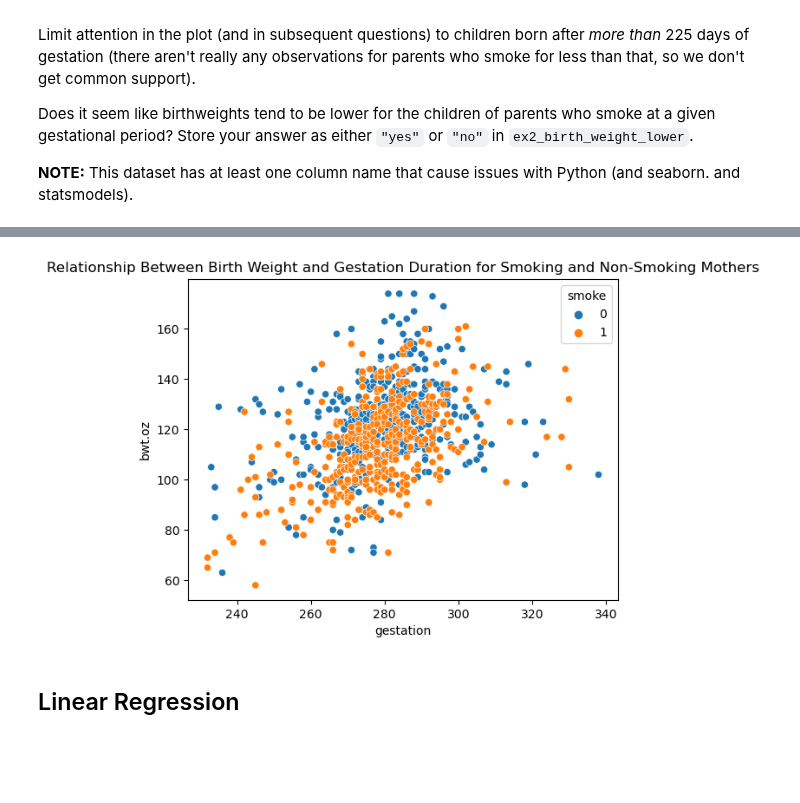
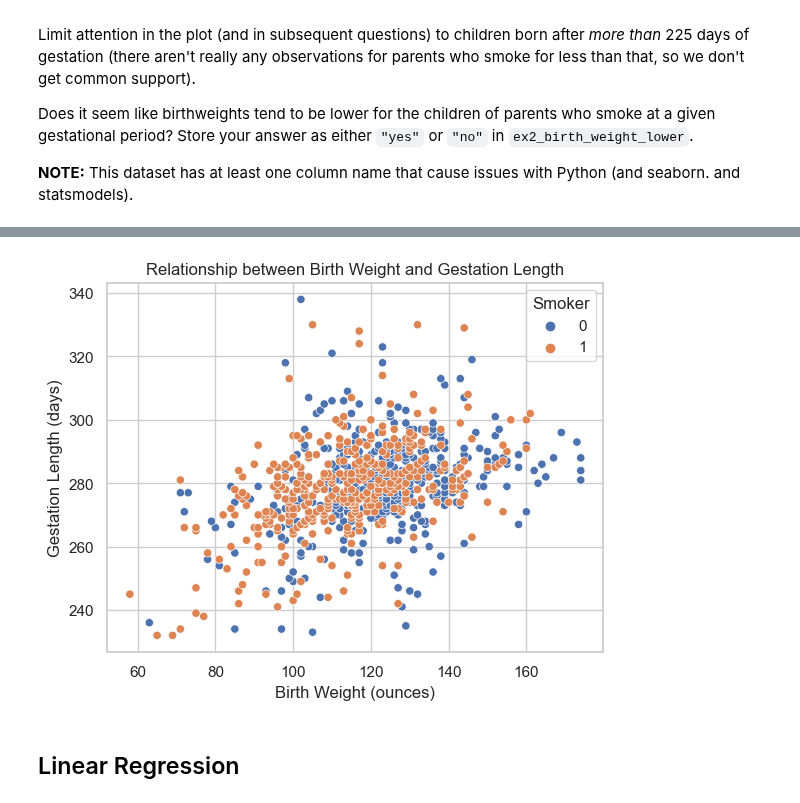
Before and after one commit to BarbaraPFloresRios/IDS720_PracticalDataScience, a Jupyter notebook: 20231116_ExerciseStatsmodels/Exercise_statsmodels.ipynb, the cells around one changed output, grey strips where cells are left out. Drawn from its saved outputs; the diff is of its cells as text; code cells hidden in the pictures; blank space fills up the shorter version.

```diff
--- a/20231116_ExerciseStatsmodels/Exercise_statsmodels.ipynb
+++ b/20231116_ExerciseStatsmodels/Exercise_statsmodels.ipynb
@@ -93,15 +91,18 @@ InvalidIndexError: (slice(None, None, None), 1)
 # %%
-x = smoking_225["gestation"]
-y = smoking_225["bwt.oz"]
+x = smoking_225["bwt.oz"]
+y = smoking_225["gestation"]
 
-sns.scatterplot(x=x, y=y, hue=smoking["smoke"])
-plt.title(
-    "Relationship Between Birth Weight and Gestation Duration for Smoking and Non-Smoking Mothers"
-)
+sns.scatterplot(x=x, y=y, hue=smoking_225["smoke"])
+
+plt.xlabel("Birth Weight (ounces)")
+plt.ylabel("Gestation Length (days)")
+plt.title("Relationship between Birth Weight and Gestation Length")
+
+plt.legend(title="Smoker", loc="upper right")
 
 plt.show()
 # %% [output]
-[figure, old version]
+[figure, new version]
 # %% [markdown]
 ## Linear Regression
 # %% [markdown]
```
Also changed, not shown: parts of 2 cells of this notebook, 3 other files.
